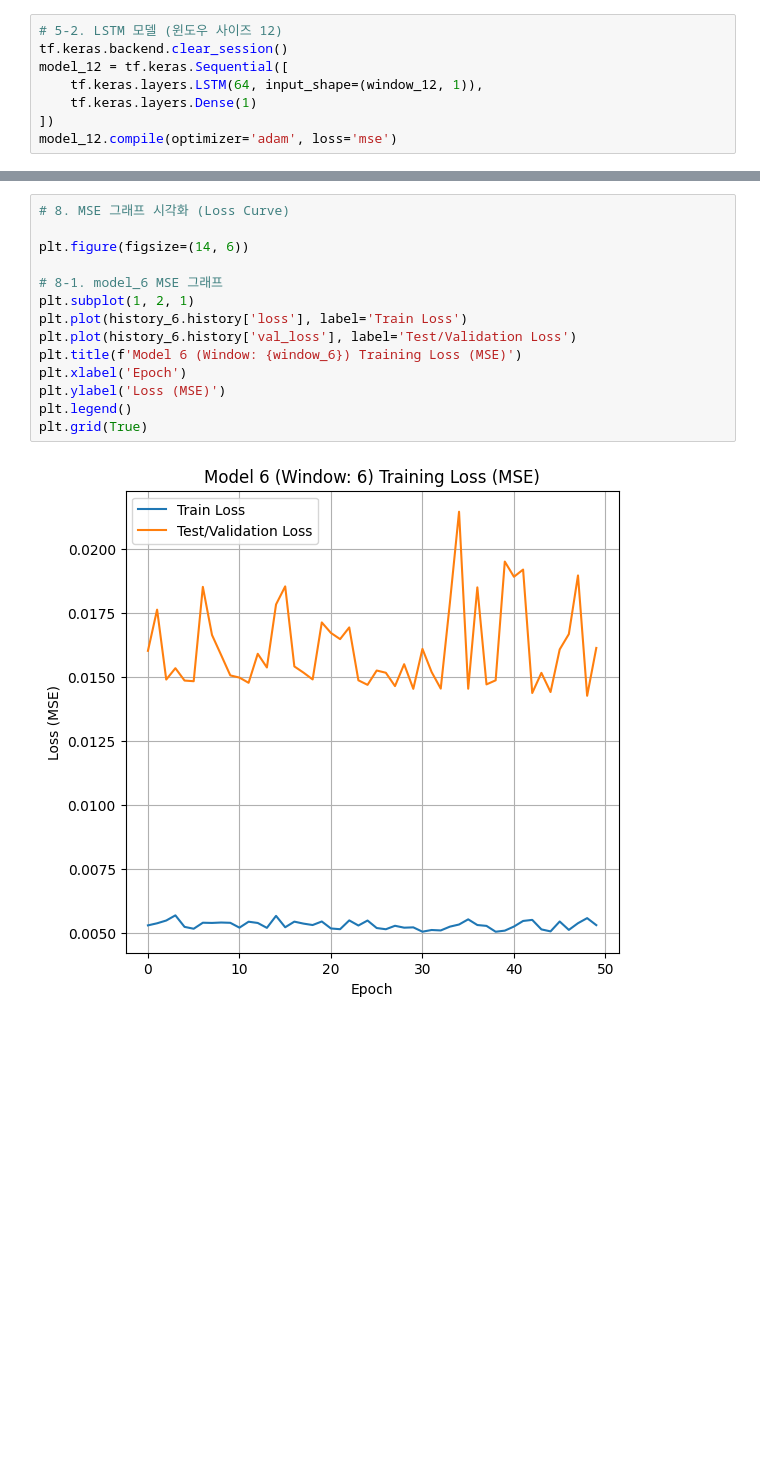
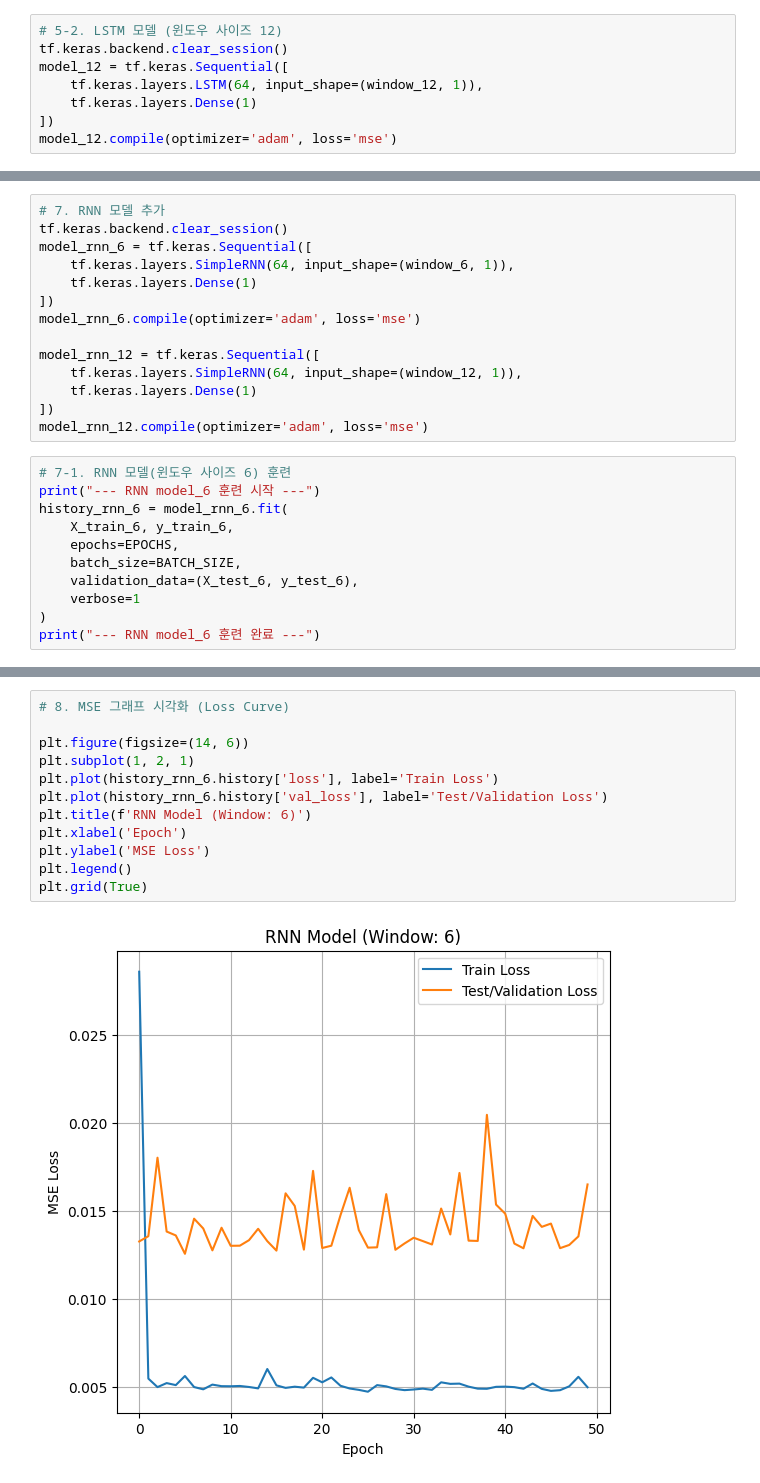
Before and after one commit to FutureOfTed/AI-class, a Jupyter notebook: Week9/LSTM_Alcohol_Sales.ipynb, the cells around one changed output, grey strips where cells are left out. Drawn from its saved outputs; the diff is of its cells as text; blank space fills up the shorter version.

```diff
--- a/Week9/LSTM_Alcohol_Sales.ipynb
+++ b/Week9/LSTM_Alcohol_Sales.ipynb
@@ -120 +121,26 @@ Epoch 50/50
 --- model_12 훈련 완료 ---
+# %%
+# 7. RNN 모델 추가
+tf.keras.backend.clear_session()
+model_rnn_6 = tf.keras.Sequential([
+    tf.keras.layers.SimpleRNN(64, input_shape=(window_6, 1)),
+    tf.keras.layers.Dense(1)
+])
+model_rnn_6.compile(optimizer='adam', loss='mse')
+
+model_rnn_12 = tf.keras.Sequential([
+    tf.keras.layers.SimpleRNN(64, input_shape=(window_12, 1)),
+    tf.keras.layers.Dense(1)
+])
+model_rnn_12.compile(optimizer='adam', loss='mse')
+# %%
+# 7-1. RNN 모델(윈도우 사이즈 6) 훈련
+print("--- RNN model_6 훈련 시작 ---")
+history_rnn_6 = model_rnn_6.fit(
+    X_train_6, y_train_6,
+    epochs=EPOCHS,
+    batch_size=BATCH_SIZE,
+    validation_data=(X_test_6, y_test_6),
+    verbose=1
+)
+print("--- RNN model_6 훈련 완료 ---")
@@ -146,19 +234,17 @@ plt.show()
 # %%
 # 8. MSE 그래프 시각화 (Loss Curve)
 
 plt.figure(figsize=(14, 6))
-
-# 8-1. model_6 MSE 그래프
 plt.subplot(1, 2, 1)
-plt.plot(history_6.history['loss'], label='Train Loss')
-plt.plot(history_6.history['val_loss'], label='Test/Validation Loss')
-plt.title(f'Model 6 (Window: {window_6}) Training Loss (MSE)')
+plt.plot(history_rnn_6.history['loss'], label='Train Loss')
+plt.plot(history_rnn_6.history['val_loss'], label='Test/Validation Loss')
+plt.title(f'RNN Model (Window: 6)')
 plt.xlabel('Epoch')
-plt.ylabel('Loss (MSE)')
+plt.ylabel('MSE Loss')
 plt.legend()
 plt.grid(True)
 # %% [output]
-[figure, old version]
+[figure, new version]
 # %%
 # 7-2. model_12 MSE 그래프
 plt.figure(figsize=(14, 6))
```
Also changed, not shown: parts of 9 cells of this notebook.
